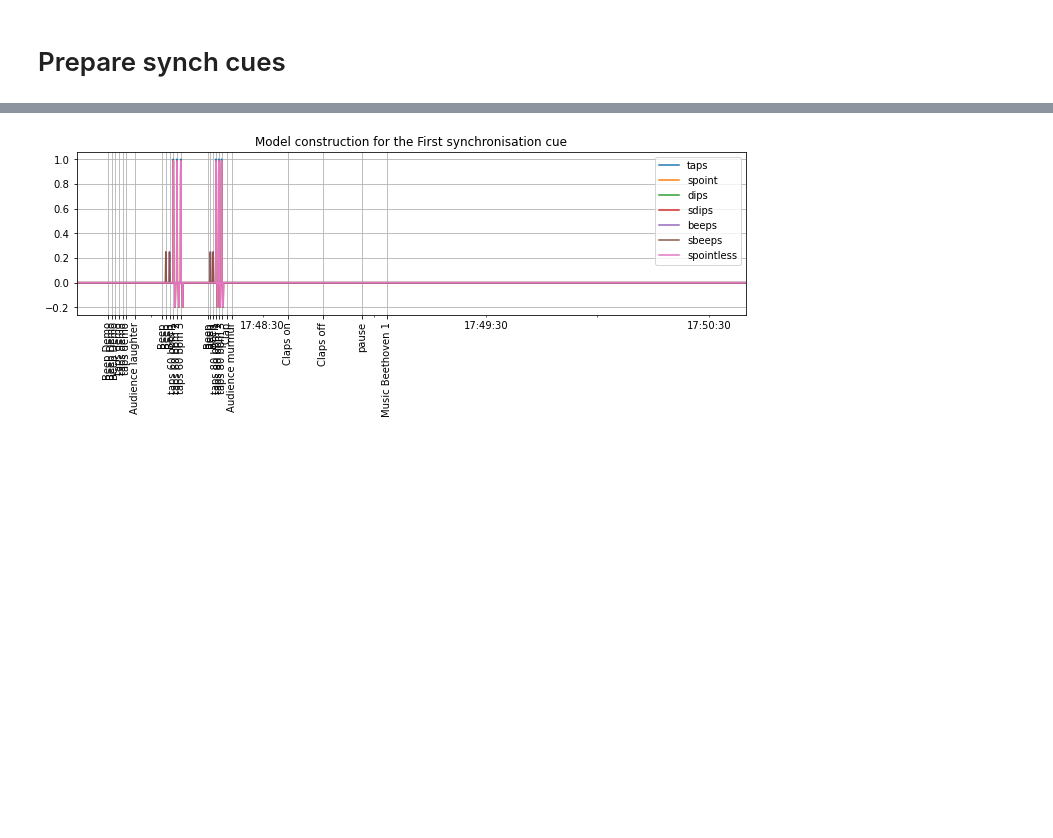
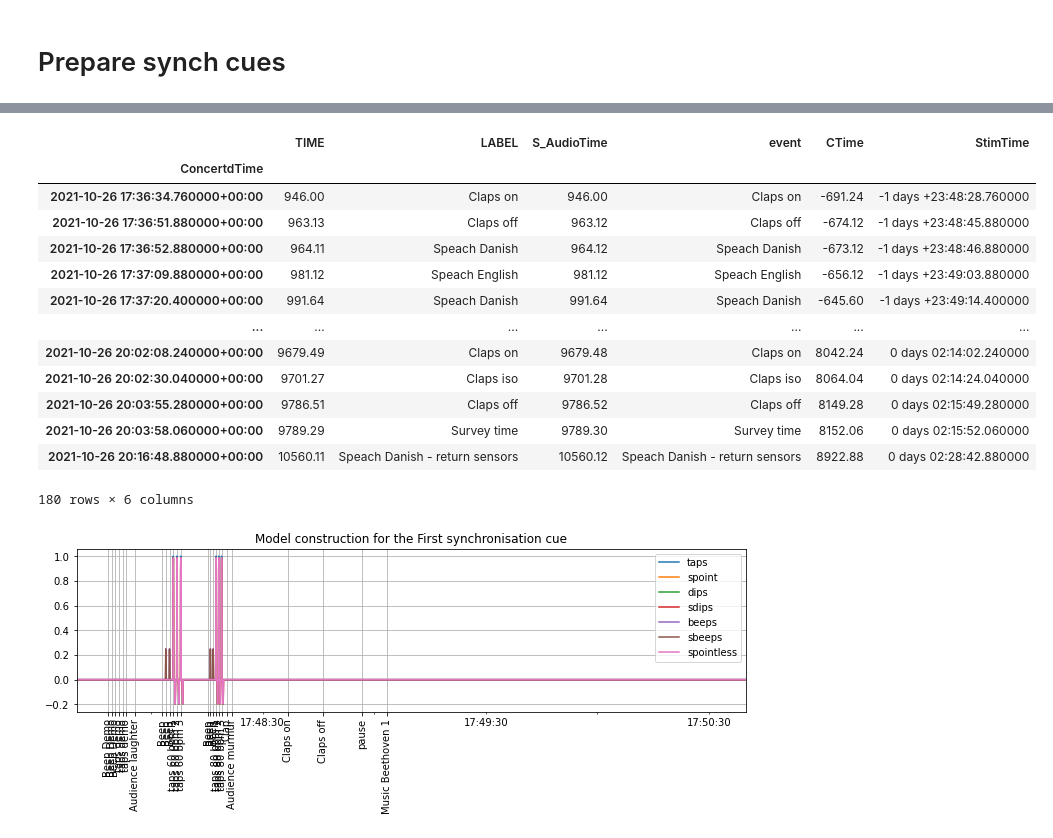
Before and after one commit to finn42/MusicLabCopenhegan_MotionAlignment, a Jupyter notebook: Alignment correction.ipynb, the cells around one changed output, grey strips where cells are left out. Drawn from its saved outputs; the diff is of its cells as text; code cells hidden in the pictures; blank space fills up the shorter version.

```diff
--- a/Alignment correction.ipynb
+++ b/Alignment correction.ipynb
@@ -87,6 +95,23 @@ concert_times['CTime'] = concert_times['S_AudioTime']-concert_times.loc[38,'S_Au
 concert_times['StimTime'] = pd.to_timedelta(concert_times['CTime'],unit = 's')
 concert_times['ConcertdTime'] = concert_times['StimTime'] + ts_dt[54300]
 concert_times=concert_times.set_index('ConcertdTime', drop=True)
+# %%
+concert_times
+# %% [output]
+|  | TIME | LABEL | S_AudioTime | event | CTime | StimTime |
+| ConcertdTime |  |  |  |  |  |  |
+| 2021-10-26 17:36:34.760000+00:00 | 946.00 | Claps on | 946.00 | Claps on | -691.24 | -1 days +23:48:28.760000 |
+| 2021-10-26 17:36:51.880000+00:00 | 963.13 | Claps off | 963.12 | Claps off | -674.12 | -1 days +23:48:45.880000 |
+| 2021-10-26 17:36:52.880000+00:00 | 964.11 | Speach Danish | 964.12 | Speach Danish | -673.12 | -1 days +23:48:46.880000 |
+| 2021-10-26 17:37:09.880000+00:00 | 981.12 | Speach English | 981.12 | Speach English | -656.12 | -1 days +23:49:03.880000 |
+| 2021-10-26 17:37:20.400000+00:00 | 991.64 | Speach Danish | 991.64 | Speach Danish | -645.60 | -1 days +23:49:14.400000 |
+| ... | ... | ... | ... | ... | ... | ... |
+| 2021-10-26 20:02:08.240000+00:00 | 9679.49 | Claps on | 9679.48 | Claps on | 8042.24 | 0 days 02:14:02.240000 |
+| 2021-10-26 20:02:30.040000+00:00 | 9701.27 | Claps iso | 9701.28 | Claps iso | 8064.04 | 0 days 02:14:24.040000 |
+| 2021-10-26 20:03:55.280000+00:00 | 9786.51 | Claps off | 9786.52 | Claps off | 8149.28 | 0 days 02:15:49.280000 |
+| 2021-10-26 20:03:58.060000+00:00 | 9789.29 | Survey time | 9789.30 | Survey time | 8152.06 | 0 days 02:15:52.060000 |
+| 2021-10-26 20:16:48.880000+00:00 | 10560.11 | Speach Danish - return sensors | 10560.12 | Speach Danish - return sensors | 8922.88 | 0 days 02:28:42.880000 |
+180 rows × 6 columns
 # %%
 # first interval with synch cues
 t_range1 = [ts_dt[53000],ts_dt[62000]]
```
Also changed, not shown: parts of 2 cells of this notebook, 19 other files.
